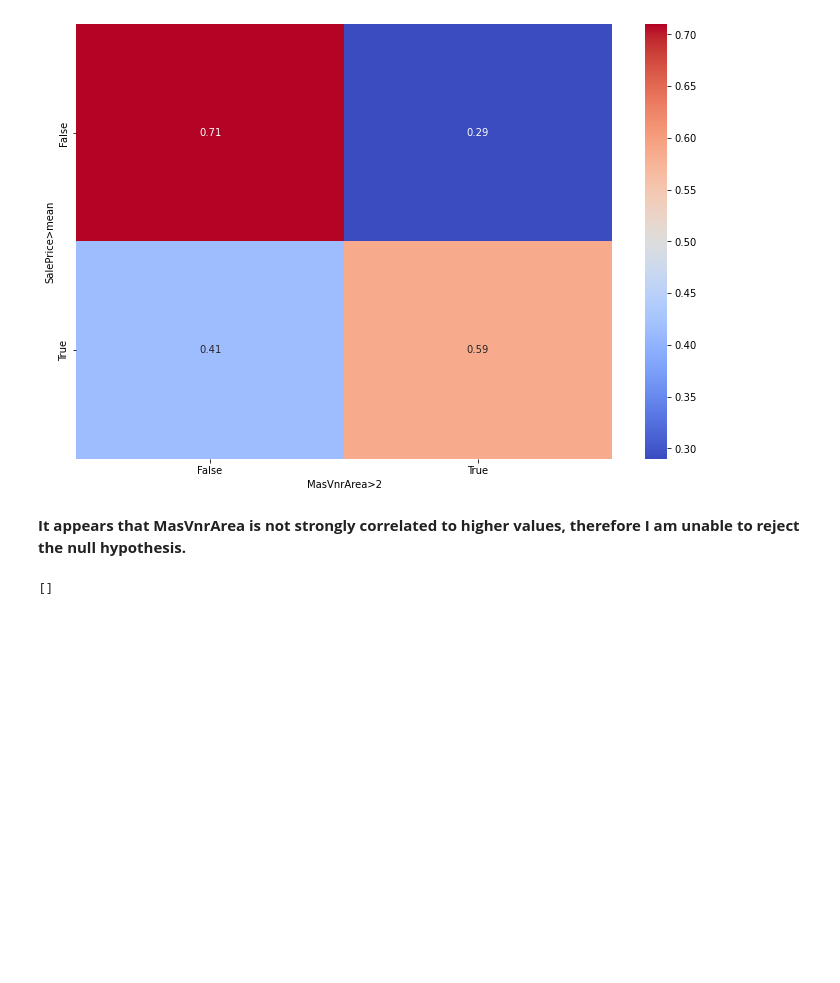
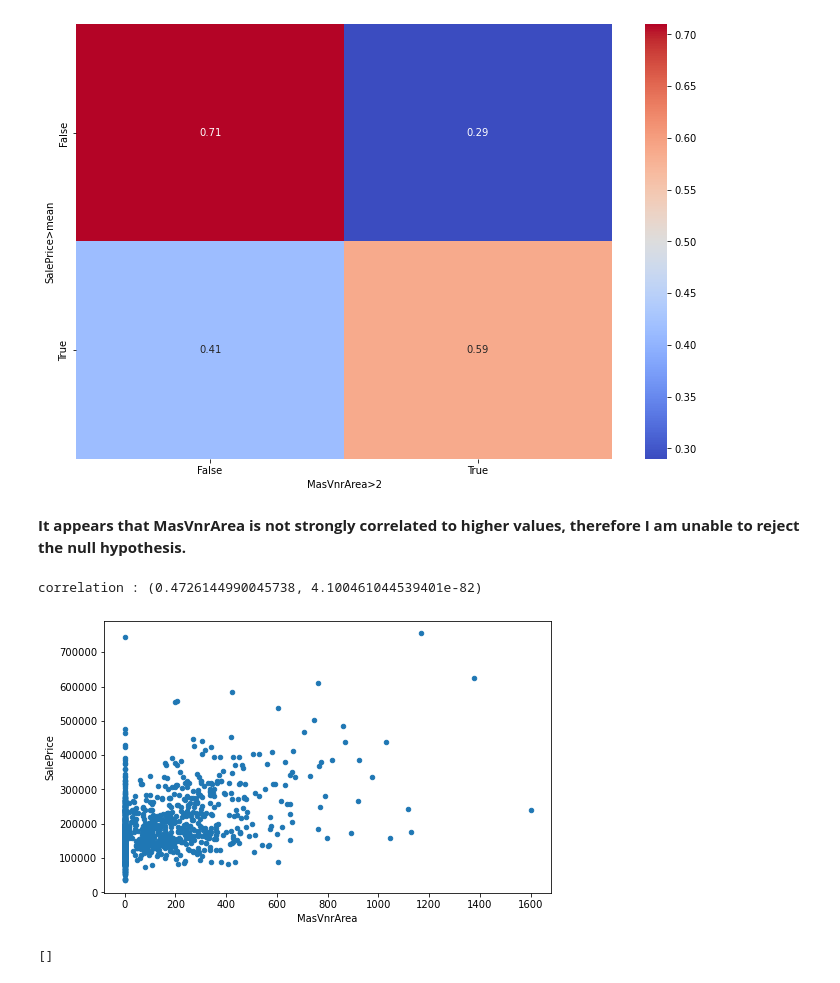
Before and after one commit to StephenDodd1/HousingPricePredictiveModel, a Jupyter notebook: Notebooks/01_data_wrangling.ipynb, the cells around one changed output. Cells and saved outputs as stored; diff of their text form; code cells hidden in the pictures; blank space fills up the shorter version.

```diff
--- a/Notebooks/01_data_wrangling.ipynb
+++ b/Notebooks/01_data_wrangling.ipynb
@@ -1527,6 +1531,21 @@ plt.show()
 [figure]
 # %% [markdown]
 **It appears that MasVnrArea is not strongly correlated to higher values, therefore I am unable to reject the null hypothesis.**
+# %%
+
+# regress "expression" onto "motifScore" (plus an intercept)
+model = sm.OLS(df.SalePrice, sm.add_constant(df.MasVnrArea))
+# p = model.fit().params
+# generate x-values for your regression line (two is sufficient)
+x = df.SalePrice
+# scatter-plot data
+ax = df.plot(x='MasVnrArea', y='SalePrice', kind='scatter')
+# plot regression line on the same axes, set x-axis limits
+# ax.plot(x, p.const + p.SalePrice* x)
+print ("correlation :",scipy.stats.pearsonr(df.MasVnrArea, df.SalePrice) )
+# %% [output]
+correlation : (0.4726144990045738, 4.100461044539401e-82)
+[figure, added]
 # %%
 df.columns[df.isna().any()].tolist()
 # %% [output]
```
Also changed, not shown: parts of 17 cells of this notebook, 2 other files.
